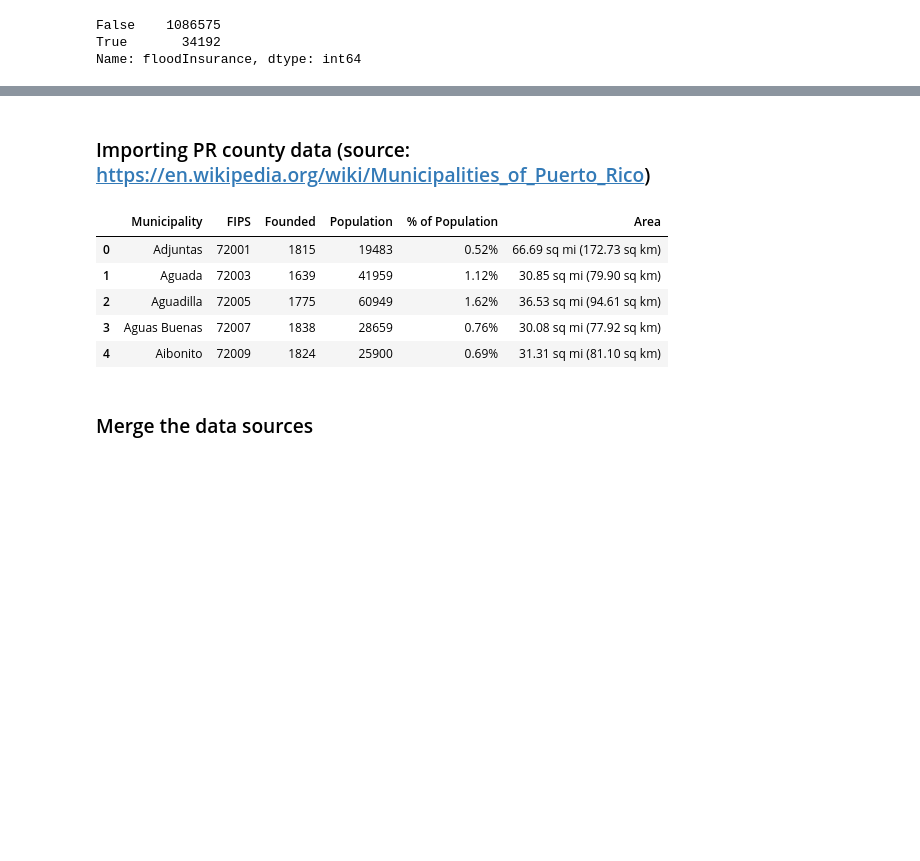
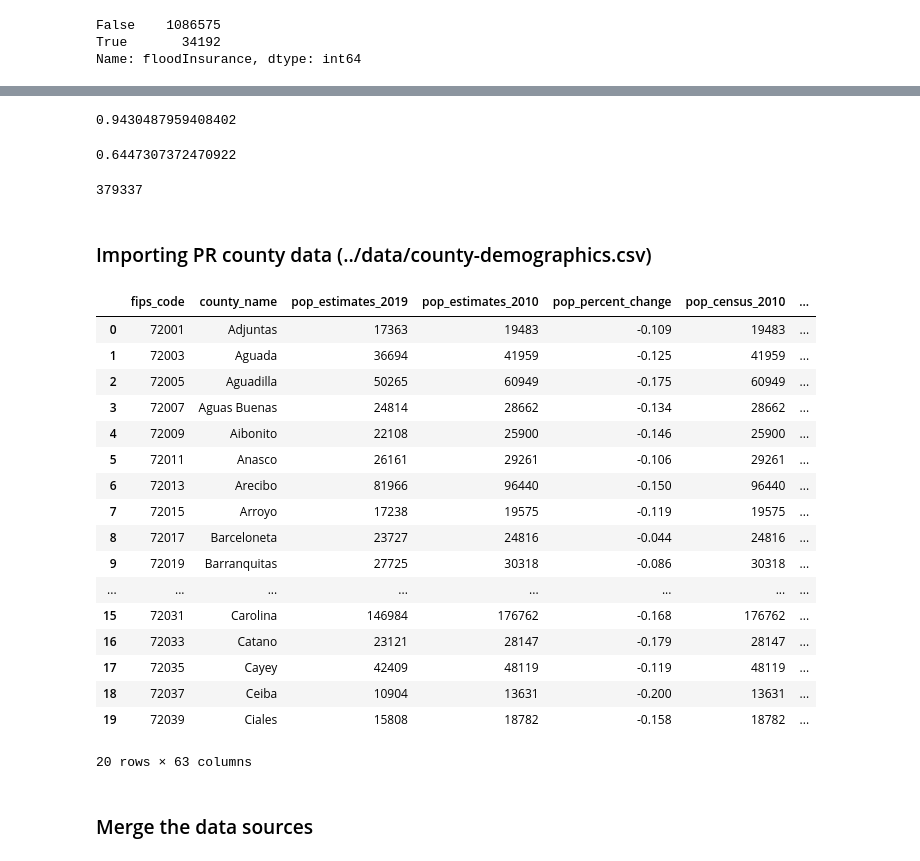
Before and after one commit to sonaliserro/w210-bluetarp, a Jupyter notebook: EDA/FEMA_DR-4339-PR_EDA.ipynb, the cells around one changed output, grey strips where cells are left out. Cells and saved outputs as stored; diff of their text form; code cells hidden in the pictures; blank space fills up the shorter version.

```diff
--- a/EDA/FEMA_DR-4339-PR_EDA.ipynb
+++ b/EDA/FEMA_DR-4339-PR_EDA.ipynb
@@ -236,26 +256,47 @@ Name: inspnIssued, dtype: int64
+# %%
+femaDf['utilitiesOut'].mean()
+# %% [output]
+0.9430487959408402
+# %%
+femaDf['homeDamage'].mean()
+# %% [output]
+0.6447307372470922
+# %%
+len(femaDf[(femaDf['ihpAmount'] == 0) & (femaDf['homeDamage'])])
+# %% [output]
+379337
 # %% [markdown]
-### Importing PR county data (source: https://en.wikipedia.org/wiki/Municipalities_of_Puerto_Rico)
+### Importing PR county data (../data/county-demographics.csv)
-# %%
-# Load county data scraped from Wikipedia
-counties = pd.read_csv('../data/PR_counties.csv', delimiter='\t', dtype={'FIPS code': str})
-
-# Rename a few columns
-counties.rename(columns={'FIPS code':'FIPS', 'Population (2010)':'Population'}, inplace=True)
-
-# Add PR state prefix (72) to all FIPS code
-counties['FIPS'] = '72' + counties['FIPS']
-
-# Convert Population to int, remove commas
-counties['Population'] = counties.Population.str.replace(',', '').astype(int)
-
-counties.head()
-# %% [output]
-|  | Municipality | FIPS | Founded | Population | % of Population | Area |
-| 0 | Adjuntas | 72001 | 1815 | 19483 | 0.52% | 66.69 sq mi (172.73 sq km) |
-| 1 | Aguada | 72003 | 1639 | 41959 | 1.12% | 30.85 sq mi (79.90 sq km) |
-| 2 | Aguadilla | 72005 | 1775 | 60949 | 1.62% | 36.53 sq mi (94.61 sq km) |
-| 3 | Aguas Buenas | 72007 | 1838 | 28659 | 0.76% | 30.08 sq mi (77.92 sq km) |
-| 4 | Aibonito | 72009 | 1824 | 25900 | 0.69% | 31.31 sq mi (81.10 sq km) |
+# %%
+import unidecode
+
+# Load county data scraped from Wikipedia
+countyDemographicsDf = pd.read_csv('../data/county-demographics.csv', delimiter=',')
+
+# Format the county column
+countyDemographicsDf['county_name'] = countyDemographicsDf.apply(lambda row: unidecode.unidecode(row['county_name']), axis=1)
+countyDemographicsDf['county_name'] = countyDemographicsDf.apply(lambda row: row['county_name'].split(' Municipio')[0], axis=1)
+
+countyDemographicsDf.head(20)
+# %% [output]
+|  | fips_code | county_name | pop_estimates_2019 | pop_estimates_2010 | pop_percent_change | pop_census_2010 | ... |
+| 0 | 72001 | Adjuntas | 17363 | 19483 | -0.109 | 19483 | ... |
+| 1 | 72003 | Aguada | 36694 | 41959 | -0.125 | 41959 | ... |
+| 2 | 72005 | Aguadilla | 50265 | 60949 | -0.175 | 60949 | ... |
+| 3 | 72007 | Aguas Buenas | 24814 | 28662 | -0.134 | 28662 | ... |
+| 4 | 72009 | Aibonito | 22108 | 25900 | -0.146 | 25900 | ... |
+| 5 | 72011 | Anasco | 26161 | 29261 | -0.106 | 29261 | ... |
+| 6 | 72013 | Arecibo | 81966 | 96440 | -0.150 | 96440 | ... |
+| 7 | 72015 | Arroyo | 17238 | 19575 | -0.119 | 19575 | ... |
+| 8 | 72017 | Barceloneta | 23727 | 24816 | -0.044 | 24816 | ... |
+| 9 | 72019 | Barranquitas | 27725 | 30318 | -0.086 | 30318 | ... |
+| ... | ... | ... | ... | ... | ... | ... | ... |
+| 15 | 72031 | Carolina | 146984 | 176762 | -0.168 | 176762 | ... |
+| 16 | 72033 | Catano | 23121 | 28147 | -0.179 | 28147 | ... |
+| 17 | 72035 | Cayey | 42409 | 48119 | -0.119 | 48119 | ... |
+| 18 | 72037 | Ceiba | 10904 | 13631 | -0.200 | 13631 | ... |
+| 19 | 72039 | Ciales | 15808 | 18782 | -0.158 | 18782 | ... |
+20 rows × 63 columns
 # %% [markdown]
 ### Merge the data sources
 # %%
```
Also changed, not shown: parts of 13 cells of this notebook.
